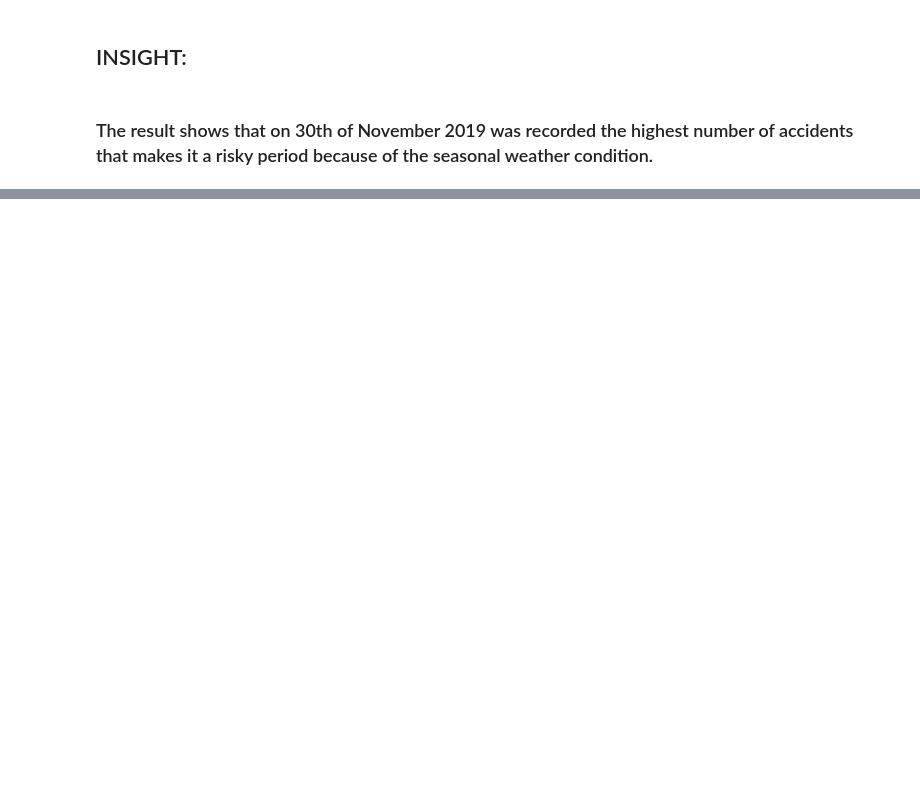
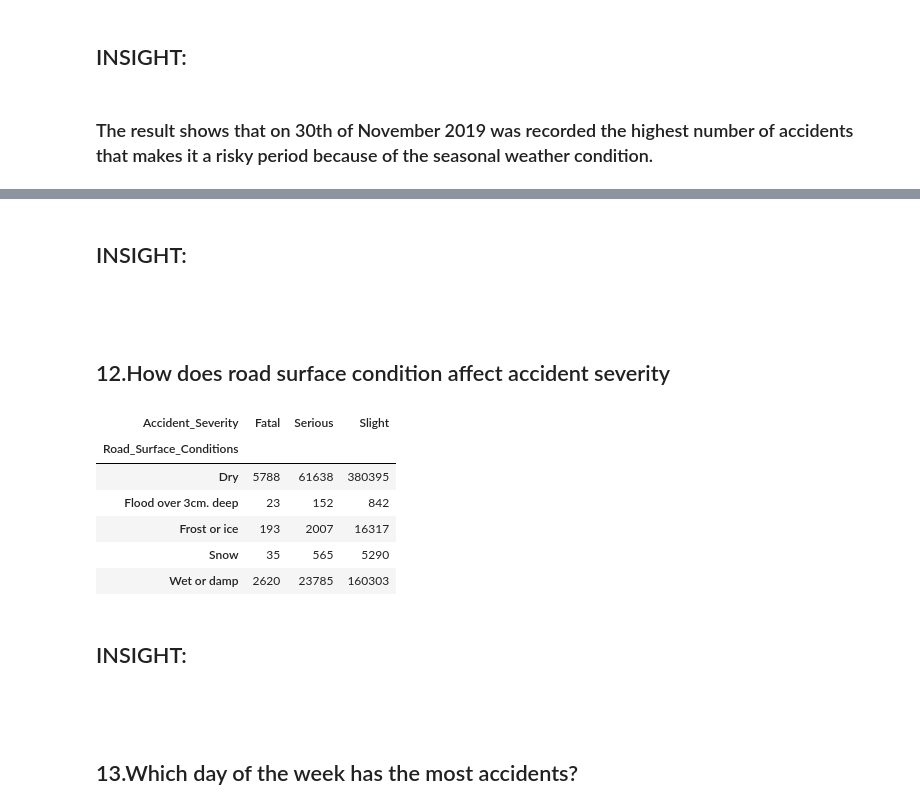
Before and after one commit to ShrlnH/ELEC303-ROAD_ACCIDENT-HABITO, a Jupyter notebook: ELEC03/Activity2.ipynb, the cells around one changed output, grey strips where cells are left out. Drawn from its saved outputs; the diff is of its cells as text; code cells hidden in the pictures; blank space fills up the shorter version.

```diff
--- a/ELEC03/Activity2.ipynb
+++ b/ELEC03/Activity2.ipynb
@@ -224,0 +329,22 @@ accident['Accident Date'].value_counts()
+# %% [markdown]
+<h2>INSIGHT:</h2>
+# %% [markdown]
+<h3></h3>
+# %% [markdown]
+<h2>12.How does road surface condition affect accident severity</h2>
+# %%
+accident.groupby(['Road_Surface_Conditions','Accident_Severity']).size().unstack()
+# %% [output]
+| Accident_Severity | Fatal | Serious | Slight |
+| Road_Surface_Conditions |  |  |  |
+| Dry | 5788 | 61638 | 380395 |
+| Flood over 3cm. deep | 23 | 152 | 842 |
+| Frost or ice | 193 | 2007 | 16317 |
+| Snow | 35 | 565 | 5290 |
+| Wet or damp | 2620 | 23785 | 160303 |
+# %% [markdown]
+<h2>INSIGHT:</h2>
+# %% [markdown]
+<h3></h3>
+# %% [markdown]
+<h2>13.Which day of the week has the most accidents?</h2>
```
Also changed, not shown: parts of 37 cells of this notebook.
